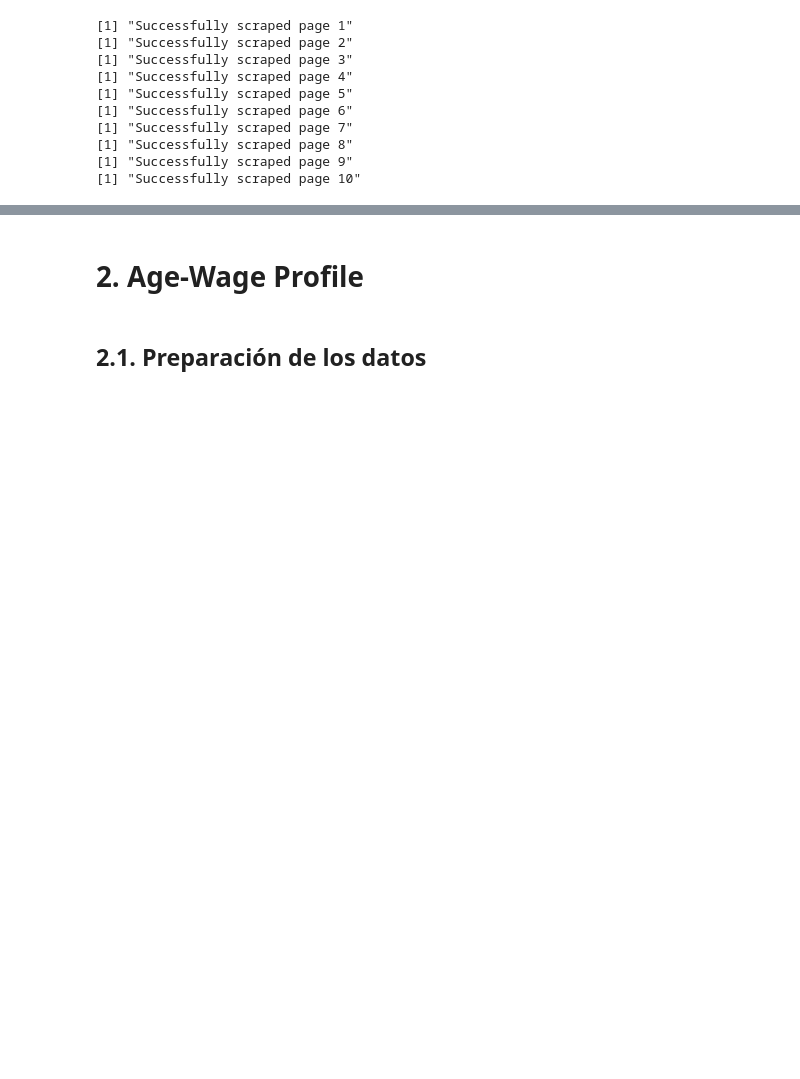
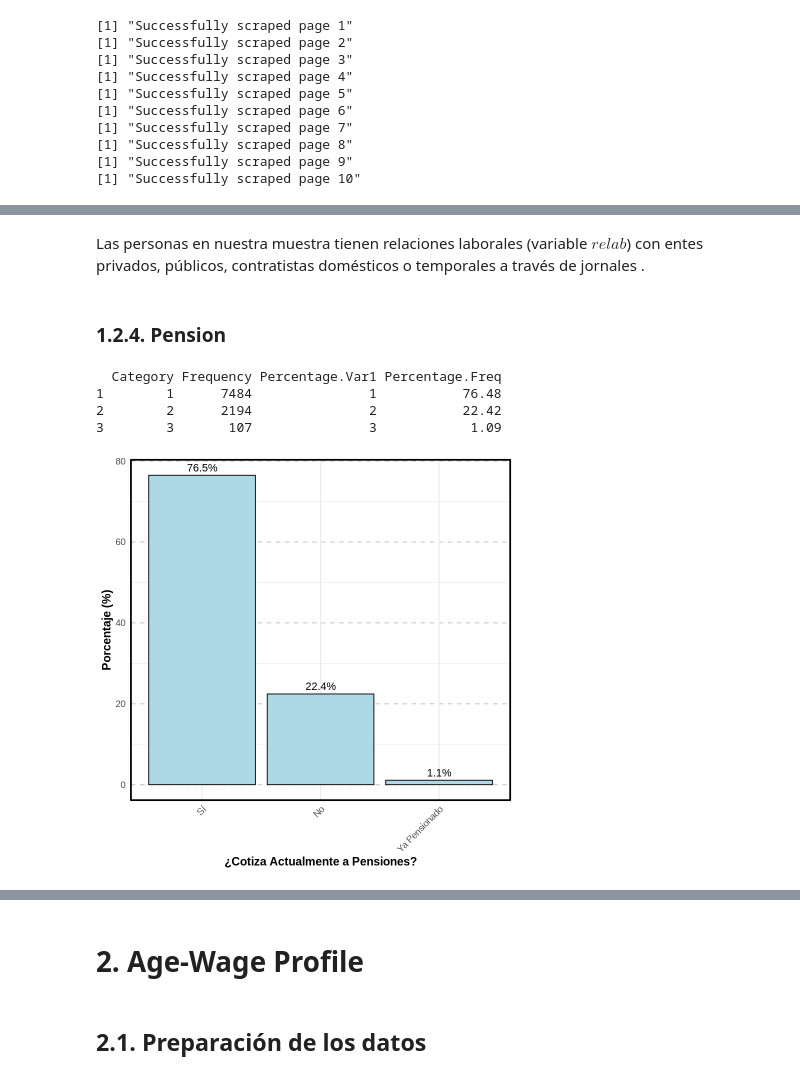
Before and after one commit to EAriasDeAbreu/BigDataML-Group2024, a Jupyter notebook: Problem_Set_1/scripts/edmundo/Pset_1.ipynb, the cells around one changed output, grey strips where cells are left out. Cells and saved outputs as stored; diff of their text form; code cells hidden in the pictures; blank space fills up the shorter version.

```diff
--- a/Problem_Set_1/scripts/edmundo/Pset_1.ipynb
+++ b/Problem_Set_1/scripts/edmundo/Pset_1.ipynb
@@ -91,0 +553,45 @@ dim(df)
+# %% [markdown]
+Las personas en nuestra muestra tienen relaciones laborales (variable $relab$) con entes privados, públicos, contratistas domésticos o temporales a través de jornales .
+# %% [markdown]
+### 1.2.4. Pension
+# %%
+freq_table <- table(geih$cotPension)
+
+# Create a data frame with frequencies and percentages
+result <- data.frame(
+  Category = names(freq_table),
+  Frequency = as.vector(freq_table),
+  Percentage = round(100 * prop.table(freq_table), 2)
+)
+
+# Print the table
+print(result)
+# %% [output]
+  Category Frequency Percentage.Var1 Percentage.Freq
+1        1      7484               1           76.48
+2        2      2194               2           22.42
+3        3       107               3            1.09
+# %%
+relab_summary <- geih %>%
+  count(cotPension) %>%
+  mutate(share = n / sum(n) * 100) %>%
+  arrange(desc(share))
+
+plot3 <- ggplot(relab_summary, aes(x = reorder(as.factor(cotPension), -share), y = share)) +
+  geom_bar(stat = "identity", fill = "lightblue", color = "black") +
+  geom_text(aes(label = sprintf("%.1f%%", share)),
+            vjust = -0.5, color = "black", size = 4.5) +
+  scale_x_discrete(labels = c("1" = "Sí",
+                              "2" = "No",
+                              "3" = "Ya Pensionado")) +
+  labs(x = "¿Cotiza Actualmente a Pensiones?", y = "Porcentaje (%)") +
+  theme_minimal(base_size = 14) +
+  theme(axis.text.x = element_text(angle = 45, hjust = 1),
+        axis.title = element_text(face = "bold", size = 14),
+        plot.title = element_text(face = "bold", size = 16),
+        panel.grid.major.y = element_line(color = "grey80", linetype = "dashed"),
+        panel.border = element_rect(color = "black", fill = NA, size = 1)) +
+  coord_cartesian(clip = 'off')
+plot3
+# %% [output]
+[figure, added]
```
Also changed, not shown: parts of 74 cells of this notebook.
